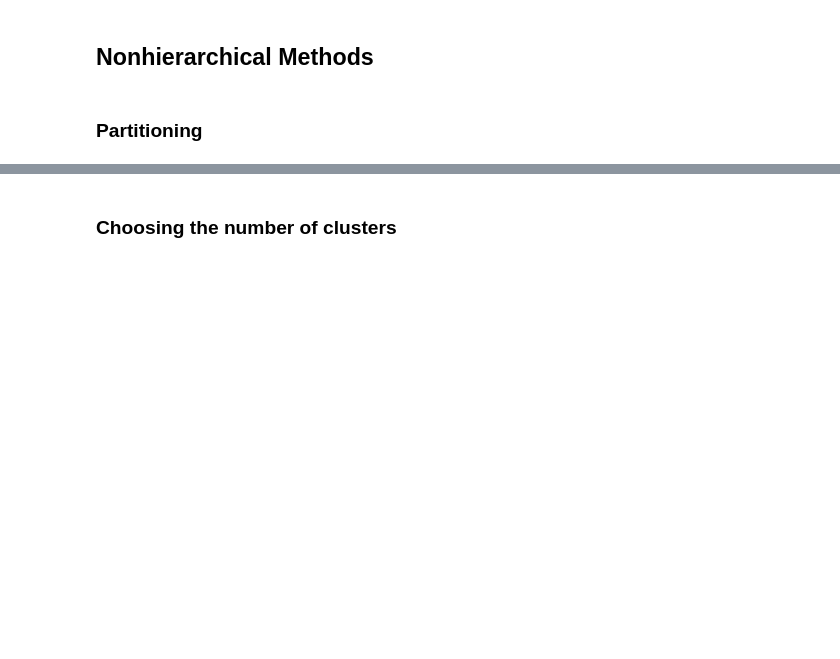
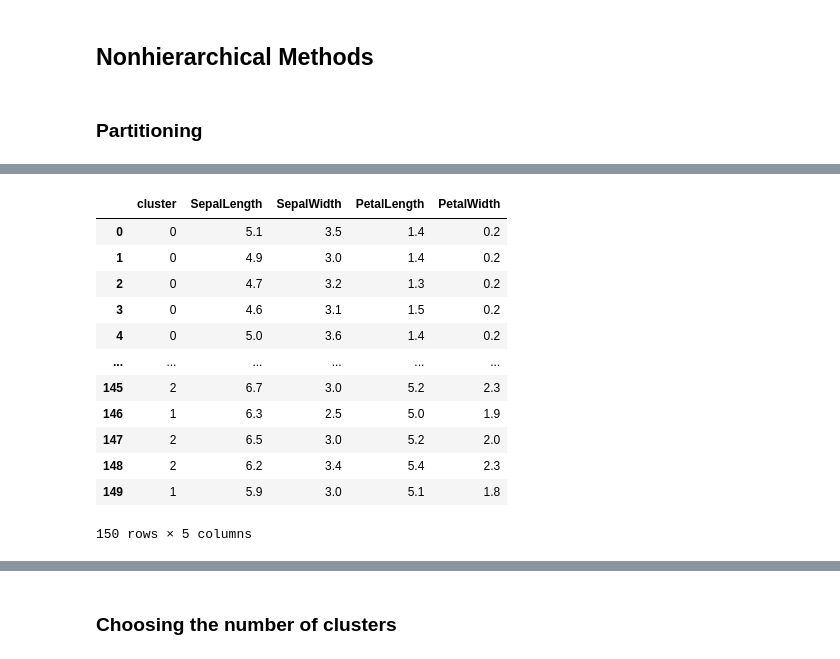
Before and after one commit to memphis-iis/datawhys-content-notebooks-python, a Jupyter notebook: Clustering.ipynb, the cells around one changed output, grey strips where cells are left out. Saved outputs shown, nothing was run; the diff lists cells and outputs as text; code cells hidden in the pictures; blank space fills up the shorter version.

```diff
--- a/Clustering.ipynb
+++ b/Clustering.ipynb
@@ -577,0 +574,6 @@ Do you see a reason for the clusters?
+# %%
+dta_iris_new = dta_iris[['SepalLength', 'SepalWidth', 'PetalLength', 'PetalWidth']]
+
+dta_iris_new
+
+#<xml xmlns="https://developers.google.com/blockly/xml"><variables><variable id="=+86w7I?*CN7VDk;_^fj">dta_iris_new</variable><variable id="uUJihm=g](CDwSA@CKO2">dta_iris</variable></variables><block type="variables_set" id="1e[j`B?=rI,_`k0A*$47" x="41" y="362"><field name="VAR" id="=+86w7I?*CN7VDk;_^fj">dta_iris_new</field><value name="VALUE"><block type="indexer" id="*KAqe#81yOARS;?:?XLW"><field name="VAR" id="uUJihm=g](CDwSA@CKO2">dta_iris</field><value name="INDEX"><block type="lists_create_with" id="X+n.#YDA93o:VPZ]udc-"><mutation items="4"></mutation><value name="ADD0"><block type="text" id="P+DIWGzAx7bRTQMU6I#{"><field name="TEXT">SepalLength</field></block></value><value name="ADD1"><block type="text" id="cV{)kKB^(x|nPPjt{Y~l"><field name="TEXT">SepalWidth</field></block></value><value name="ADD2"><block type="text" id="(t:Hb%sMby?Z8[L]{QR}"><field name="TEXT">PetalLength</field></block></value><value name="ADD3"><block type="text" id="+f6^U4M8QPr!l?Wc[s+y"><field name="TEXT">PetalWidth</field></block></value></block></value></block></value></block><block type="variables_get" id="6+5+,Z7U!+|7YQ=D%LXV" x="33" y="503"><field name="VAR" id="=+86w7I?*CN7VDk;_^fj">dta_iris_new</field></block></xml>
@@ -577,0 +609,4 @@ Do you see a reason for the clusters?
+# %%
+kmeans_iris_5 = cluster.KMeans(n_clusters=5)
+
+#<xml xmlns="https://developers.google.com/blockly/xml"><variables><variable id="+Fyn/H,U)|ZT.j.BS{.H">kmeans_iris_5</variable><variable id="=4%?D}KQzh(;hT$}4r1B">cluster</variable></variables><block type="variables_set" id="t,4o$4kik^.Z?de[Nbmq" x="31" y="265"><field name="VAR" id="+Fyn/H,U)|ZT.j.BS{.H">kmeans_iris_5</field><value name="VALUE"><block type="varCreateObject" id="wHyaW+6~sd08pG,cJYzd"><field name="VAR" id="=4%?D}KQzh(;hT$}4r1B">cluster</field><field name="MEMBER">KMeans</field><data>cluster:KMeans</data><value name="INPUT"><block type="lists_create_with" id="0VSU{`?z{CJ7ArpBkVyk"><mutation items="1"></mutation><value name="ADD0"><block type="dummyOutputCodeBlock" id="@ku`}6H[jc9WsM^?!$vY"><field name="CODE">n_clusters=5</field></block></value></block></value></block></value></block></xml>
@@ -577,0 +644,4 @@ Do you see a reason for the clusters?
+# %%
+clusterCat = pd.Series(y_kmeans_iris_5, dtype="category")
+
+#<xml xmlns="https://developers.google.com/blockly/xml"><variables><variable id="m~hw1~kSGphtkziLc[[T">clusterCat</variable><variable id="mC[uX4U|oLK=BVZP#Kfx">pd</variable><variable id="zhqb!|{2]sc15OX1tzs1">y_kmeans_iris_5</variable></variables><block type="variables_set" id="bj2}2fC4v[Tcp17VB3m;" x="49" y="339"><field name="VAR" id="m~hw1~kSGphtkziLc[[T">clusterCat</field><value name="VALUE"><block type="varCreateObject" id="-y$uA%UoURBCnI7)gzEl"><field name="VAR" id="mC[uX4U|oLK=BVZP#Kfx">pd</field><field name="MEMBER">Series</field><data>pd:Series</data><value name="INPUT"><block type="lists_create_with" id="KfEIEq.,$X^n|4i-ZaCb"><mutation items="2"></mutation><value name="ADD0"><block type="variables_get" id="i]#3ZB,Rp(1Kr##HC6Vq"><field name="VAR" id="zhqb!|{2]sc15OX1tzs1">y_kmeans_iris_5</field></block></value><value name="ADD1"><block type="dummyOutputCodeBlock" id="6^8J90GOU~NReeJt#mUi"><field name="CODE">dtype="category"</field></block></value></block></value></block></value></block></xml>
@@ -577,0 +656,20 @@ Do you see a reason for the clusters?
+# %%
+dta_iris_new.insert(0, 'cluster', clusterCat)
+
+dta_iris_new
+
+#<xml xmlns="https://developers.google.com/blockly/xml"><variables><variable id="=+86w7I?*CN7VDk;_^fj">dta_iris_new</variable><variable id="m~hw1~kSGphtkziLc[[T">clusterCat</variable></variables><block type="varDoMethod" id="]RY2`sT!0_okGHBXSEQA" x="8" y="188"><field name="VAR" id="=+86w7I?*CN7VDk;_^fj">dta_iris_new</field><field name="MEMBER">insert</field><data>dta_iris_new:insert</data><value name="INPUT"><block type="lists_create_with" id="8%62RyNR+GjYYC8sbYrm"><mutation items="3"></mutation><value name="ADD0"><block type="math_number" id="w?OGf2FNqRL7yA]6Ek51"><field name="NUM">0</field></block></value><value name="ADD1"><block type="text" id="t8zYt|3fa.}jPhh.]Dz_"><field name="TEXT">cluster</field></block></value><value name="ADD2"><block type="variables_get" id="QJ?.p7u{+:HjWP#uHx:p"><field name="VAR" id="m~hw1~kSGphtkziLc[[T">clusterCat</field></block></value></block></value></block><block type="variables_get" id="!$~xoz^4)8OR9ZNh:zLf" x="18" y="307"><field name="VAR" id="=+86w7I?*CN7VDk;_^fj">dta_iris_new</field></block></xml>
+# %% [output]
+|  | cluster | SepalLength | SepalWidth | PetalLength | PetalWidth |
+| 0 | 0 | 5.1 | 3.5 | 1.4 | 0.2 |
+| 1 | 0 | 4.9 | 3.0 | 1.4 | 0.2 |
+| 2 | 0 | 4.7 | 3.2 | 1.3 | 0.2 |
+| 3 | 0 | 4.6 | 3.1 | 1.5 | 0.2 |
+| 4 | 0 | 5.0 | 3.6 | 1.4 | 0.2 |
+| ... | ... | ... | ... | ... | ... |
+| 145 | 2 | 6.7 | 3.0 | 5.2 | 2.3 |
+| 146 | 1 | 6.3 | 2.5 | 5.0 | 1.9 |
+| 147 | 2 | 6.5 | 3.0 | 5.2 | 2.0 |
+| 148 | 2 | 6.2 | 3.4 | 5.4 | 2.3 |
+| 149 | 1 | 5.9 | 3.0 | 5.1 | 1.8 |
+150 rows × 5 columns
```
Also changed, not shown: parts of 93 cells of this notebook.
